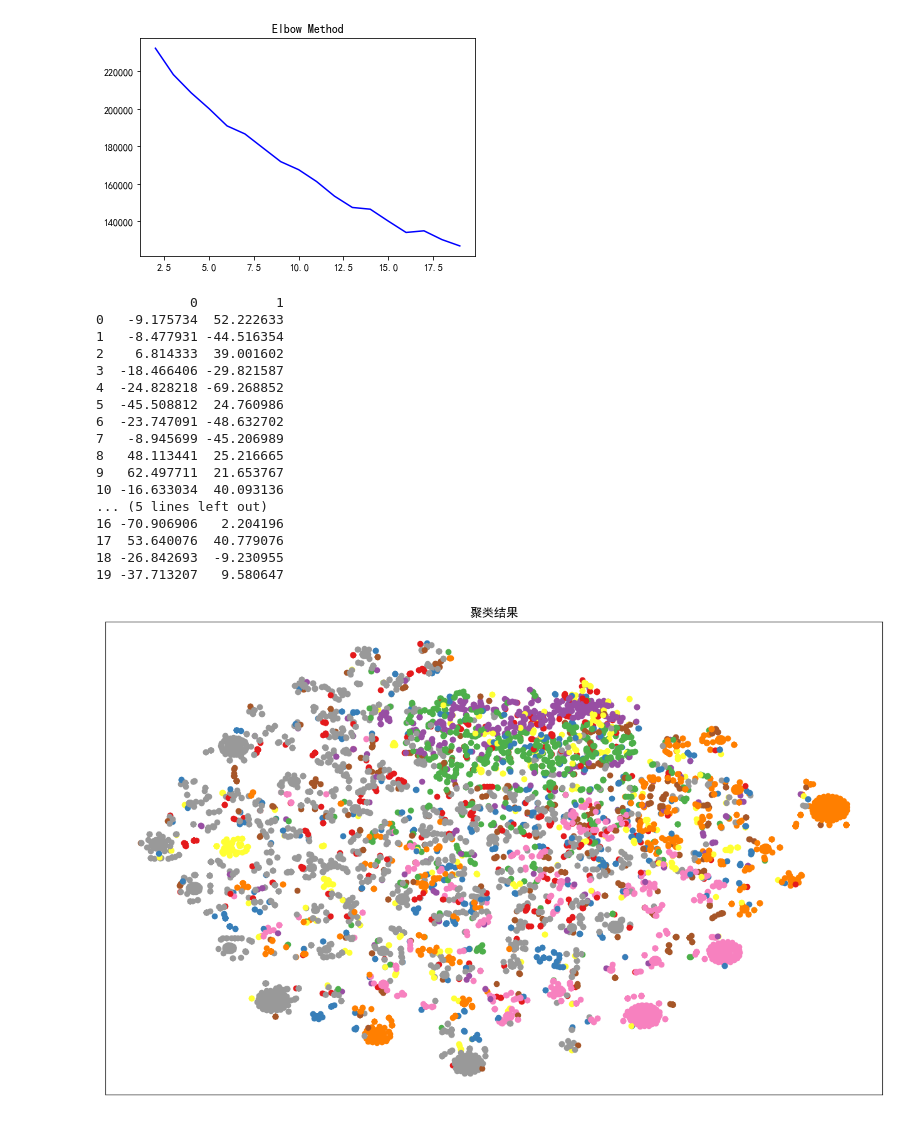
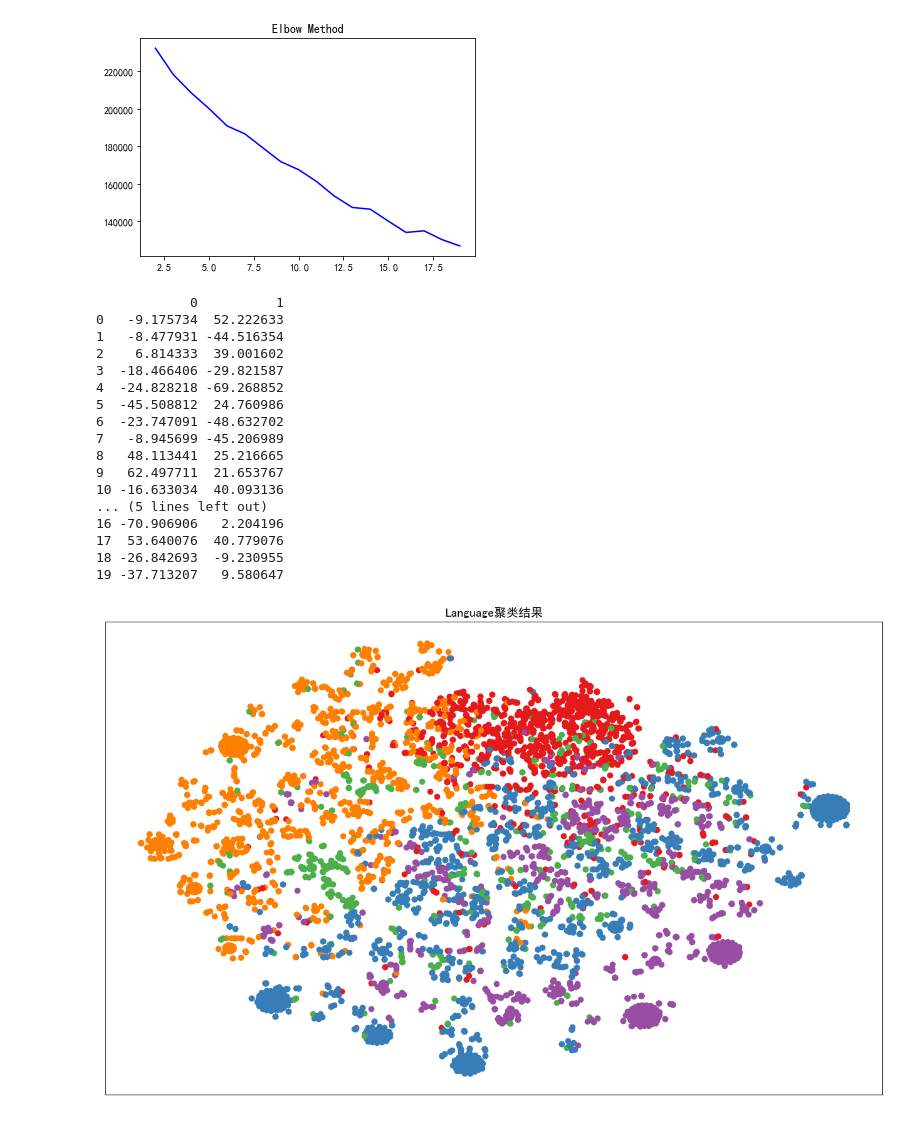
Before and after one commit to Honour-Van/Python-Data-Analysis-IM-22-Spring, a Jupyter notebook: kmeans/kmeans-lang.ipynb, the cells around one changed output. Cells and saved outputs as stored; diff of their text form; code cells hidden in the pictures.

```diff
--- a/kmeans/kmeans-lang.ipynb
+++ b/kmeans/kmeans-lang.ipynb
@@ -61,7 +61,7 @@ from sklearn.manifold import TSNE
 from scipy.cluster.vq import vq, kmeans, whiten
 
 #k-means聚类
-codebook, distortion = kmeans(whitened, 11)# 返回聚类中心点和每个类的平均误差
+codebook, distortion = kmeans(whitened, 5)# 返回聚类中心点和每个类的平均误差
 #返回每行数据聚类的编号及偏差
 codes, error = vq(whitened, codebook)
 #将聚类结果形成dataframe
@@ -77,34 +77,34 @@ def plot_embedding(images, label):
         plt.scatter(images[i, 0], images[i, 1],c= np.array(plt.cm.Set1(label[i])).reshape(1,-1))
     plt.xticks([])
     plt.yticks([])
-    plt.title("聚类结果", fontsize = 14)  # 标题
+    plt.title("Language聚类结果", fontsize = 14)  # 标题
     plt.show()
 
 # 降为二维后实现可视化
 def Paint(images, labels):
     tsne = TSNE(n_components = 2, init = 'pca', random_state = 0)  # 利用TSNE降维
     result = tsne.fit_transform(images)
     print(pd.DataFrame(result).head(20))
     # 画图
     plot_embedding(result, labels)
 
 Paint(df.iloc[:,:-1],df["code"])
 # %% [output]
             0          1
 0   -9.175734  52.222633
 1   -8.477931 -44.516354
 2    6.814333  39.001602
 3  -18.466406 -29.821587
 4  -24.828218 -69.268852
 5  -45.508812  24.760986
 6  -23.747091 -48.632702
 7   -8.945699 -45.206989
 8   48.113441  25.216665
 9   62.497711  21.653767
 10 -16.633034  40.093136
 ... (5 lines left out)
 16 -70.906906   2.204196
 17  53.640076  40.779076
 18 -26.842693  -9.230955
 19 -37.713207   9.580647
-[figure, old version]
+[figure, new version]
```
